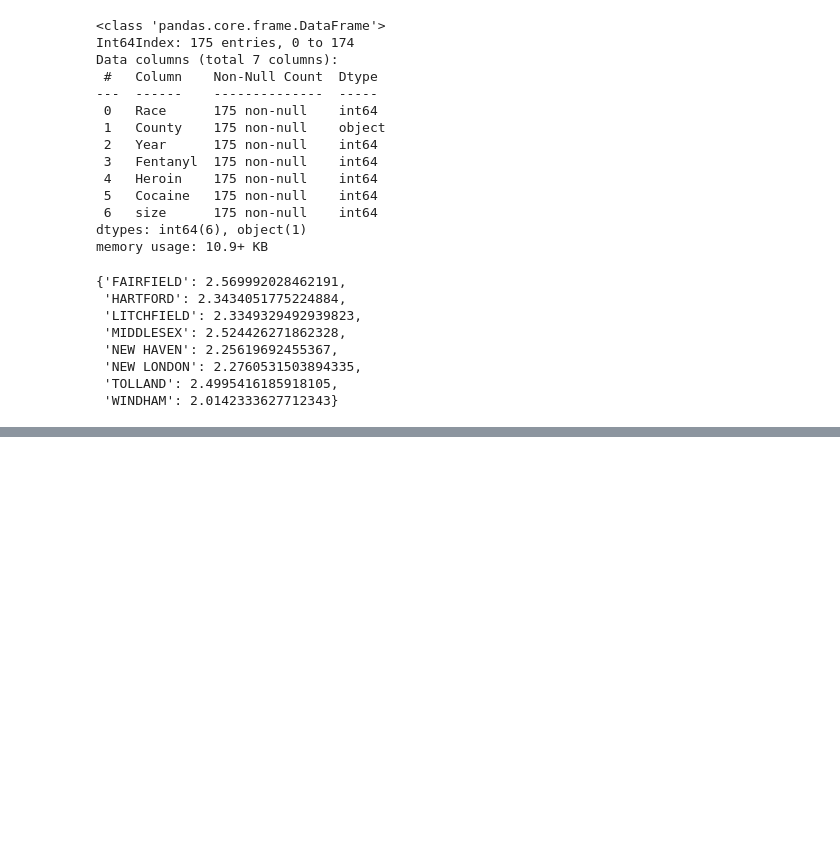
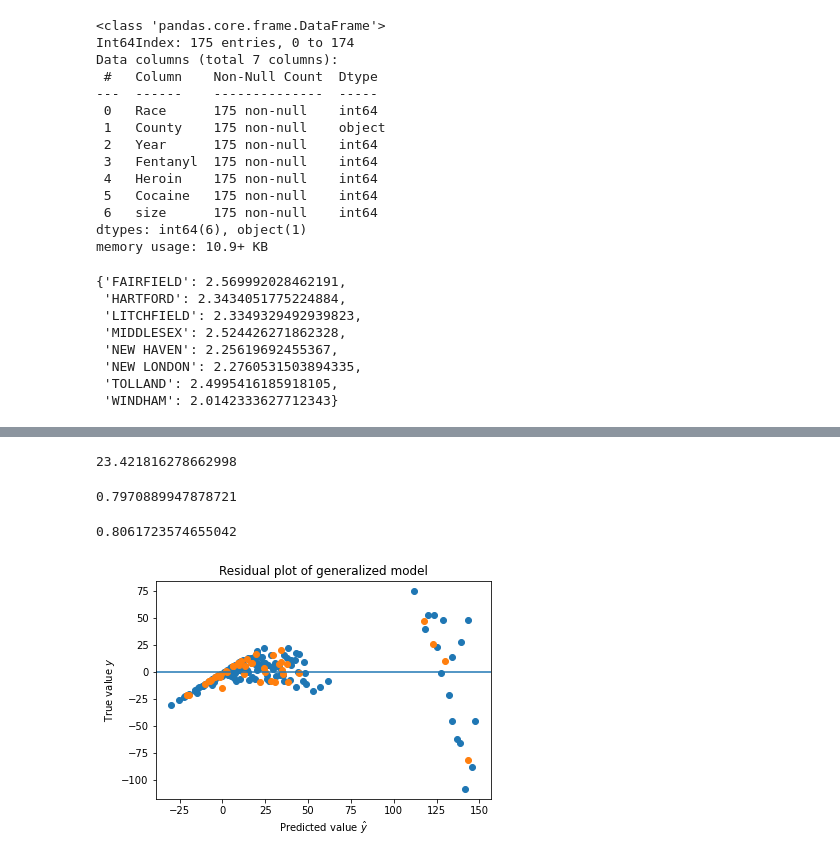
Before and after one commit to muhan-zhang/data200-final-project, a Jupyter notebook: Project.ipynb, the cells around one changed output, grey strips where cells are left out. Saved outputs shown, nothing was run; the diff lists cells and outputs as text; code cells hidden in the pictures; blank space fills up the shorter version.

```diff
--- a/Project.ipynb
+++ b/Project.ipynb
@@ -1764,0 +1779,39 @@ model.intercept_
+# %%
+drd_model_new = drd_model.iloc[:, [0, 1, 5, 6, 7]]
+
+train, test = train_test_split(drd_model_new, test_size=0.25)
+
+X_train = train.iloc[:, :-1]
+y_train = train.iloc[:, -1]
+
+scaler = StandardScaler()
+X_train_std = scaler.fit_transform(X_train)
+
+model = LinearRegression()
+cross_validate_rmse(model)
+# %% [output]
+23.421816278662998
+# %%
+model.score(X_train_std, y_train)
+# %% [output]
+0.7970889947878721
+# %%
+X_test = test.iloc[:, :-1]
+y_test = test.iloc[:, -1]
+X_test_std = scaler.transform(X_test)
+
+model.score(X_test_std, y_test)
+# %% [output]
+0.8061723574655042
+# %%
+y_pred_tr, y_pred_te = model.predict(X_train_std), model.predict(X_test_std)
+e_tr, e_te = y_pred_tr - y_train, y_pred_te - y_test
+
+plt.scatter(y_pred_tr, e_tr)
+plt.scatter(y_pred_te, e_te)
+plt.axhline(y=0.0)
+plt.xlabel(r"Predicted value $\hat{y}$")
+plt.ylabel(r"True value $y$")
+plt.title("Residual plot of generalized model");
+# %% [output]
+[figure, added]
```
Also changed, not shown: parts of 12 cells of this notebook.
